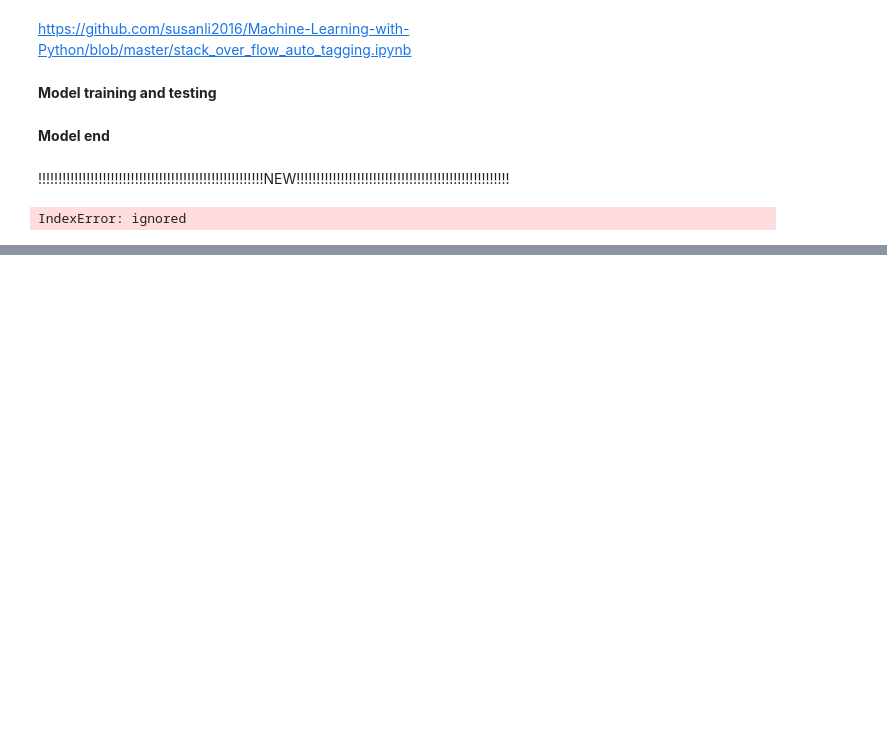
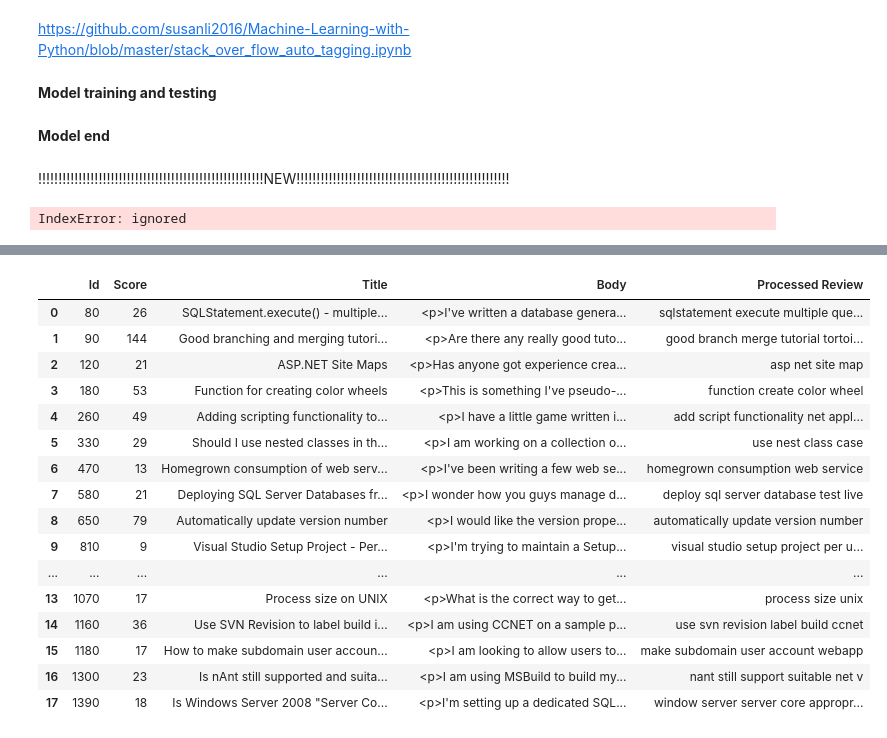
Before and after one commit to sprerak48/Autonomous-tagging-using-Deep-Learning, a Jupyter notebook: AT.ipynb, the cells around one changed output, grey strips where cells are left out. Cells and saved outputs as stored; diff of their text form; code cells hidden in the pictures; blank space fills up the shorter version.

```diff
--- a/AT.ipynb
+++ b/AT.ipynb
@@ -1028,3 +1028,24 @@ from datetime import datetime
   tag_dtm = vectorizer.fit_transform(tags['tag'])
 # %% [output]
 IndexError: ignored
+# %%
+import nltk
+nltk.download('stopwords')
+from nltk.tokenize import RegexpTokenizer
+from nltk.corpus import stopwords
+from nltk.corpus import wordnet
+from nltk.stem import WordNetLemmatizer
+nltk.download('wordnet')
+
+wordnet_lemmatizer = WordNetLemmatizer()
+tokenizer = RegexpTokenizer(r'[a-z]+')
+stop_words = set(stopwords.words('english'))
+
+def preprocess(document):
+    document = document.lower() # Convert to lowercase
+    words = tokenizer.tokenize(document) # Tokenize
+    words = [w for w in words if not w in stop_words] # Removing stopwords
+    # Lemmatizing
+    for pos in [wordnet.NOUN, wordnet.VERB, wordnet.ADJ, wordnet.ADV]:
+        words = [wordnet_lemmatizer.lemmatize(x, pos) for x in words]
+    return " ".join(words)
@@ -1030,0 +1057,23 @@ IndexError: ignored
+# %%
+
+questions['Processed Review'] = questions['Title'].apply(preprocess)
+
+questions.head(18)
+# %% [output]
+|  | Id | Score | Title | Body | Processed Review |
+| 0 | 80 | 26 | SQLStatement.execute() - multiple... | <p>I've written a database genera... | sqlstatement execute multiple que... |
+| 1 | 90 | 144 | Good branching and merging tutori... | <p>Are there any really good tuto... | good branch merge tutorial tortoi... |
+| 2 | 120 | 21 | ASP.NET Site Maps | <p>Has anyone got experience crea... | asp net site map |
+| 3 | 180 | 53 | Function for creating color wheels | <p>This is something I've pseudo-... | function create color wheel |
+| 4 | 260 | 49 | Adding scripting functionality to... | <p>I have a little game written i... | add script functionality net appl... |
+| 5 | 330 | 29 | Should I use nested classes in th... | <p>I am working on a collection o... | use nest class case |
+| 6 | 470 | 13 | Homegrown consumption of web serv... | <p>I've been writing a few web se... | homegrown consumption web service |
+| 7 | 580 | 21 | Deploying SQL Server Databases fr... | <p>I wonder how you guys manage d... | deploy sql server database test live |
+| 8 | 650 | 79 | Automatically update version number | <p>I would like the version prope... | automatically update version number |
+| 9 | 810 | 9 | Visual Studio Setup Project - Per... | <p>I'm trying to maintain a Setup... | visual studio setup project per u... |
+| ... | ... | ... | ... | ... | ... |
+| 13 | 1070 | 17 | Process size on UNIX | <p>What is the correct way to get... | process size unix |
+| 14 | 1160 | 36 | Use SVN Revision to label build i... | <p>I am using CCNET on a sample p... | use svn revision label build ccnet |
+| 15 | 1180 | 17 | How to make subdomain user accoun... | <p>I am looking to allow users to... | make subdomain user account webapp |
+| 16 | 1300 | 23 | Is nAnt still supported and suita... | <p>I am using MSBuild to build my... | nant still support suitable net v |
+| 17 | 1390 | 18 | Is Windows Server 2008 "Server Co... | <p>I'm setting up a dedicated SQL... | window server server core appropr... |
```
Also changed, not shown: parts of 3 cells of this notebook.
